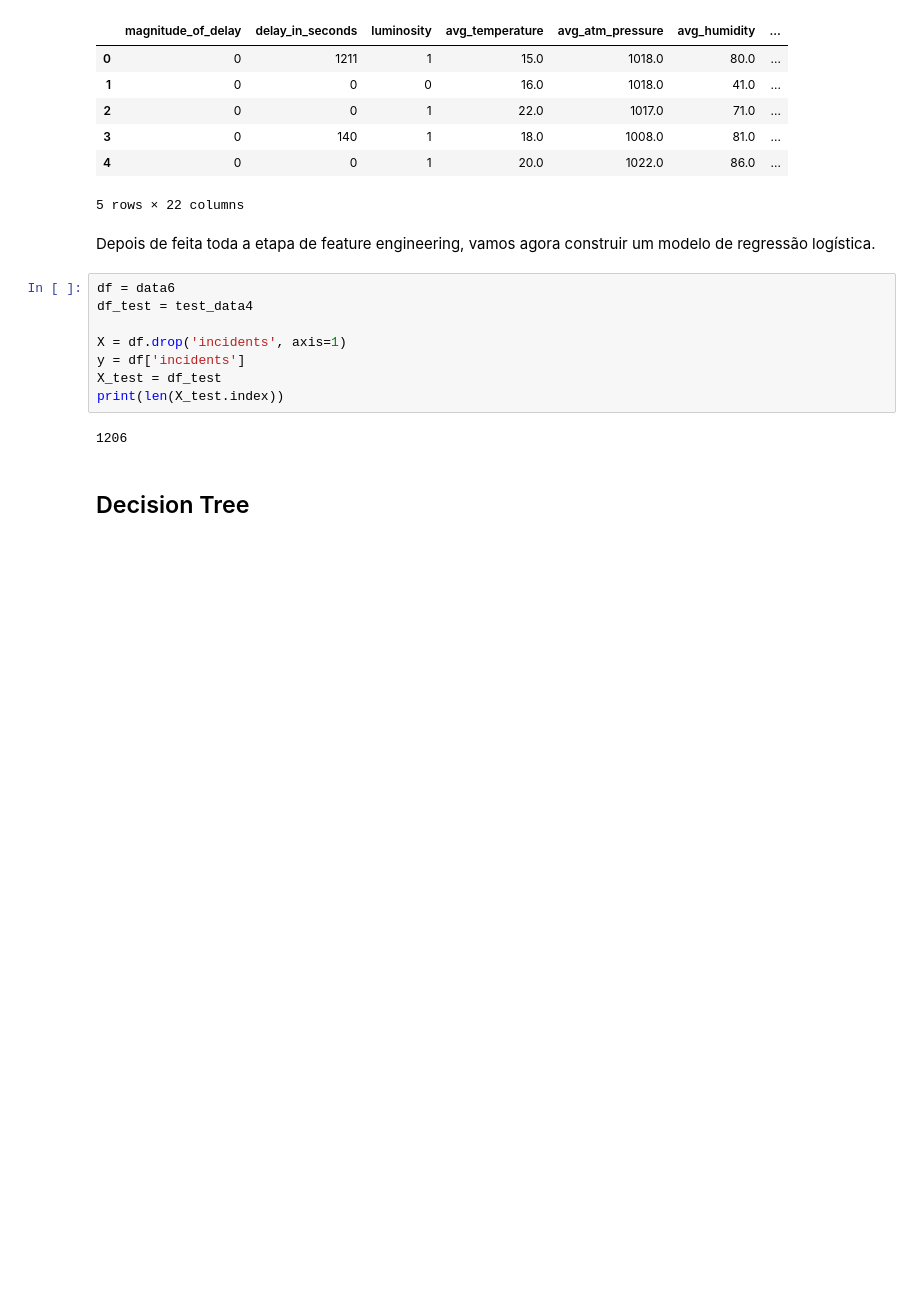
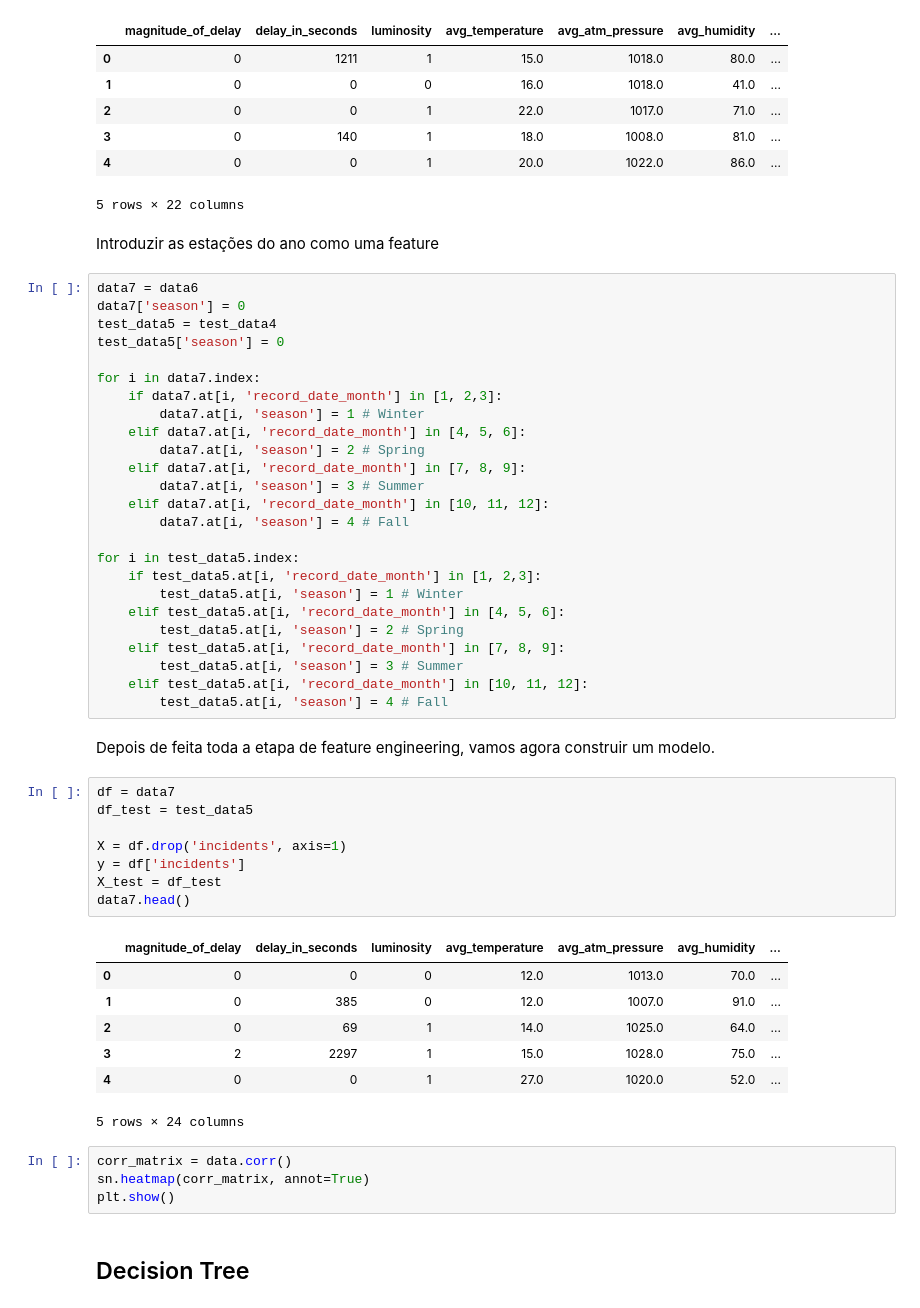
Before and after one commit to CatarinaOG/Projeto-DAA, a Jupyter notebook: decision_tree.ipynb, the cells around one changed output. Drawn from its saved outputs; the diff is of its cells as text; blank space fills up the shorter version.

```diff
--- a/decision_tree.ipynb
+++ b/decision_tree.ipynb
@@ -389,18 +387,55 @@ test_data4.head()
 | 3 | 0 | 140 | 1 | 18.0 | 1008.0 | 81.0 | ... |
 | 4 | 0 | 0 | 1 | 20.0 | 1022.0 | 86.0 | ... |
 5 rows × 22 columns
+# %% [markdown]
+Introduzir as estações do ano como uma feature
+# %%
+data7 = data6
+data7['season'] = 0
+test_data5 = test_data4
+test_data5['season'] = 0
+
+for i in data7.index:
+    if data7.at[i, 'record_date_month'] in [1, 2,3]:
+        data7.at[i, 'season'] = 1 # Winter
+    elif data7.at[i, 'record_date_month'] in [4, 5, 6]:
+        data7.at[i, 'season'] = 2 # Spring
+    elif data7.at[i, 'record_date_month'] in [7, 8, 9]:
+        data7.at[i, 'season'] = 3 # Summer
+    elif data7.at[i, 'record_date_month'] in [10, 11, 12]:
+        data7.at[i, 'season'] = 4 # Fall
+
+for i in test_data5.index:
+    if test_data5.at[i, 'record_date_month'] in [1, 2,3]:
+        test_data5.at[i, 'season'] = 1 # Winter
+    elif test_data5.at[i, 'record_date_month'] in [4, 5, 6]:
+        test_data5.at[i, 'season'] = 2 # Spring
+    elif test_data5.at[i, 'record_date_month'] in [7, 8, 9]:
+        test_data5.at[i, 'season'] = 3 # Summer
+    elif test_data5.at[i, 'record_date_month'] in [10, 11, 12]:
+        test_data5.at[i, 'season'] = 4 # Fall
 # %% [markdown]
-Depois de feita toda a etapa de feature engineering, vamos agora construir um modelo de regressão logística.
+Depois de feita toda a etapa de feature engineering, vamos agora construir um modelo.
 # %%
-df = data6
-df_test = test_data4
+df = data7
+df_test = test_data5
 
 X = df.drop('incidents', axis=1)
 y = df['incidents']
 X_test = df_test
-print(len(X_test.index))
+data7.head()
 # %% [output]
+|  | magnitude_of_delay | delay_in_seconds | luminosity | avg_temperature | avg_atm_pressure | avg_humidity | ... |
+| 0 | 0 | 0 | 0 | 12.0 | 1013.0 | 70.0 | ... |
+| 1 | 0 | 385 | 0 | 12.0 | 1007.0 | 91.0 | ... |
+| 2 | 0 | 69 | 1 | 14.0 | 1025.0 | 64.0 | ... |
+| 3 | 2 | 2297 | 1 | 15.0 | 1028.0 | 75.0 | ... |
+| 4 | 0 | 0 | 1 | 27.0 | 1020.0 | 52.0 | ... |
-1206
+5 rows × 24 columns
+# %%
+corr_matrix = data.corr()
+sn.heatmap(corr_matrix, annot=True)
+plt.show()
 # %% [markdown]
 ## Decision Tree
 # %%
```
Also changed, not shown: parts of 5 cells of this notebook.
